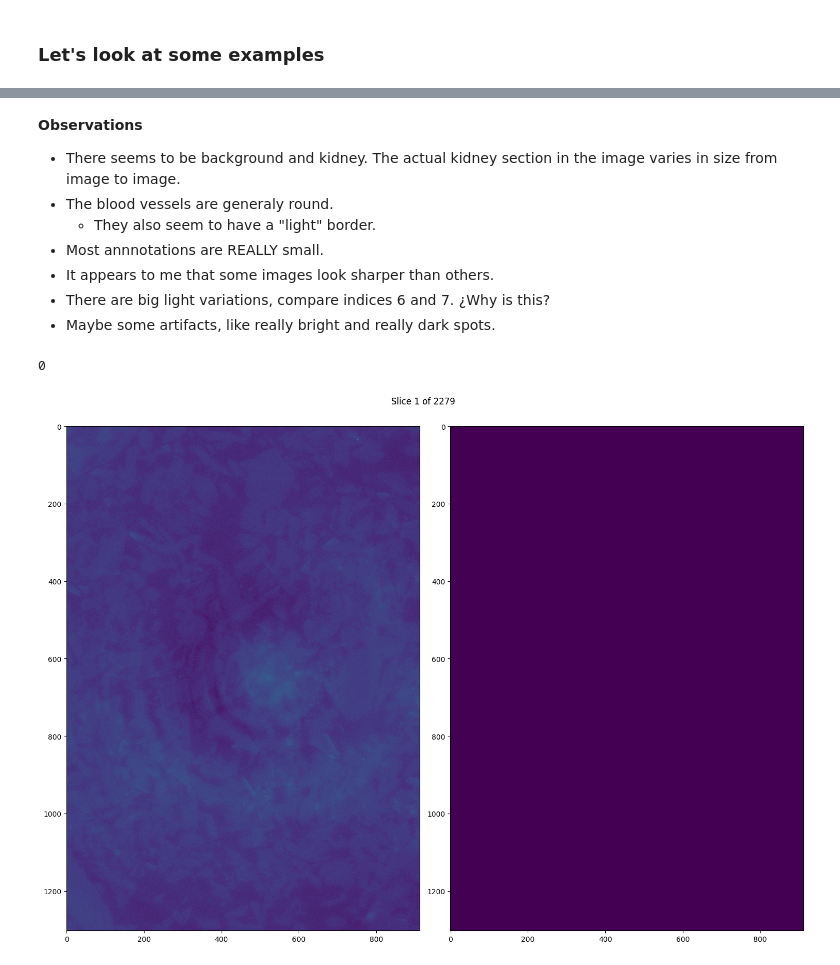
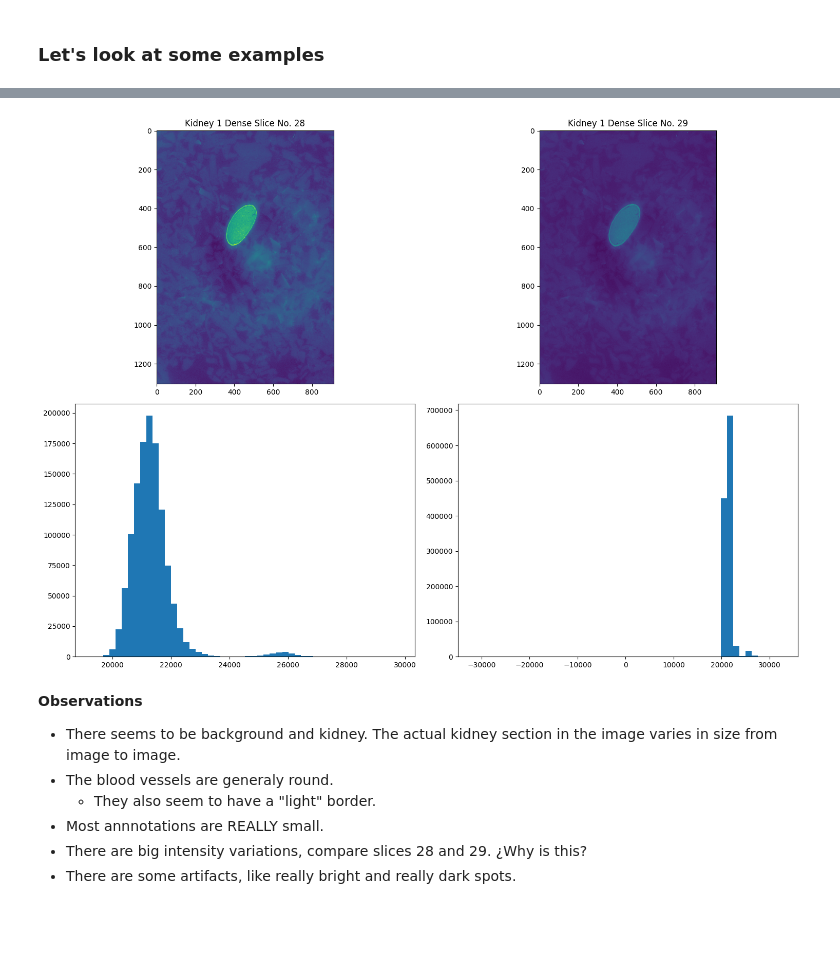
Before and after one commit to DavidFM43/blood-vessel-segmentation, a Jupyter notebook: edas/kidney_1_dense.ipynb, the cells around one changed output, grey strips where cells are left out. Saved outputs shown, nothing was run; the diff lists cells and outputs as text; code cells hidden in the pictures; blank space fills up the shorter version.

Commit message:
Comparison between ligh intensity of two slices

```diff
--- a/edas/kidney_1_dense.ipynb
+++ b/edas/kidney_1_dense.ipynb
@@ -121,3 +98,17 @@ plt.show()
+# %%
+img1 = Image.open(k1_dense_path + "images/" + k1_dense_imgs[27])
+img2 = Image.open(k1_dense_path + "images/" + k1_dense_imgs[28])
+fig, ax = plt.subplots(2, 2, figsize=(15, 11))
+ax[0, 0].set_title(f"Kidney 1 Dense Slice No. 28")
+ax[0, 1].set_title(f"Kidney 1 Dense Slice No. 29")
+ax[0, 0].imshow(img1)
+ax[0, 1].imshow(img2)
+ax[1, 0].hist(ToTensor()(img1).view(-1).numpy(), 50)
+ax[1, 1].hist(ToTensor()(img2).view(-1).numpy(), 50)
+plt.tight_layout()
+plt.show()
+# %% [output]
+[figure, added]
 # %% [markdown]
 **Observations**
 
@@ -125,9 +116,8 @@ plt.show()
 - The blood vessels are generaly round.
     - They also seem to have a "light" border.
 - Most annnotations are REALLY small.
-- It appears to me that some images look sharper than others.
-- There are big light variations, compare indices 6 and 7. ¿Why is this?
-- Maybe some artifacts, like really bright and really dark spots.
+- There are big intensity variations, compare slices 28 and 29. ¿Why is this?
+- There are some artifacts, like really bright and really dark spots.
 # %%
 import matplotlib.pyplot as plt
 from matplotlib import animation
@@ -157,6 +147,3 @@ fig, ax = plt.subplots(1, 2, figsize=(15, 11))
 # Create the animation
 anim = animation.FuncAnimation(fig, update_plot, frames=len(k1_dense_imgs), interval=100)
 anim.save('animation.mp4', writer='ffmpeg')
-# %% [output]
-0
-[figure, removed]
```
Also changed, not shown: parts of 2 cells of this notebook.
